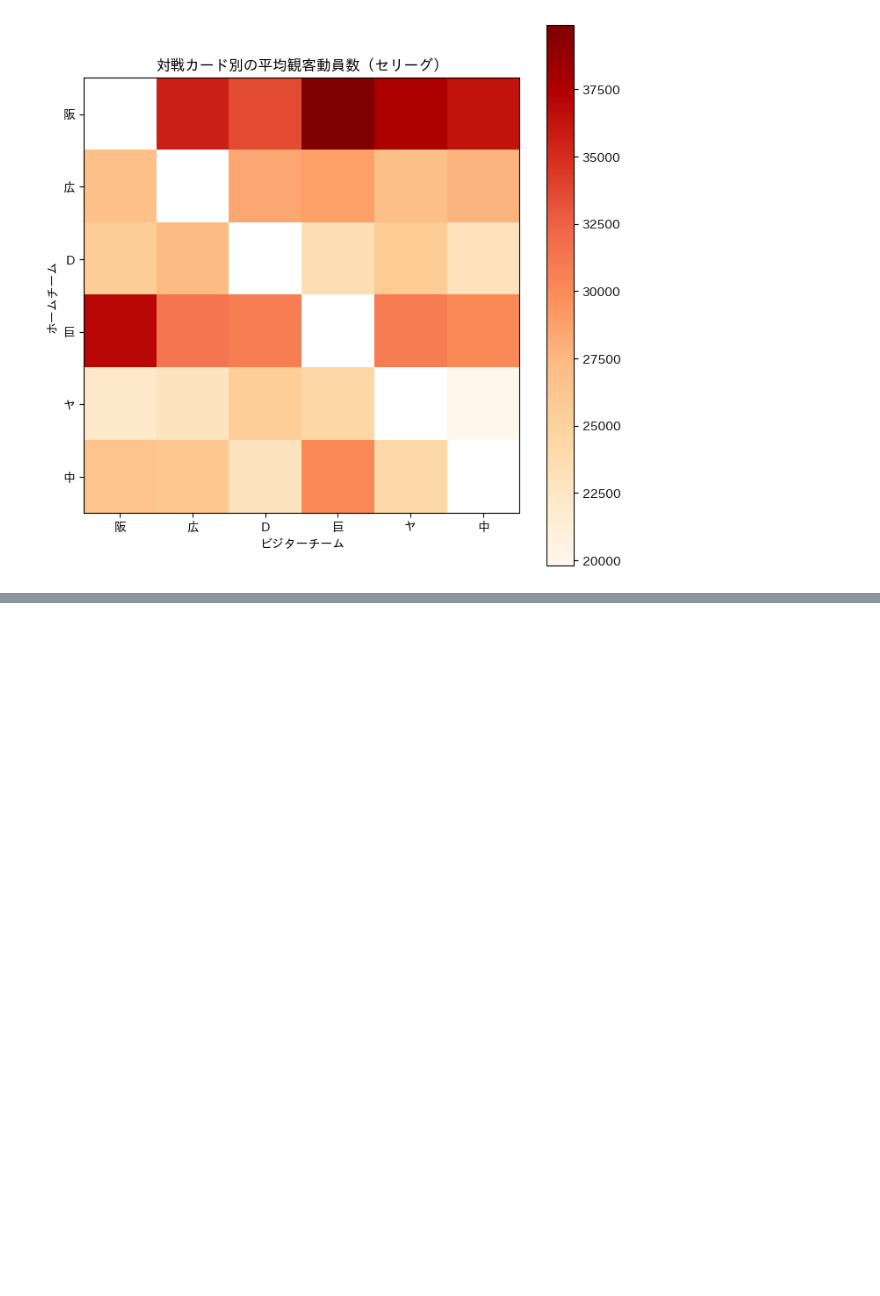
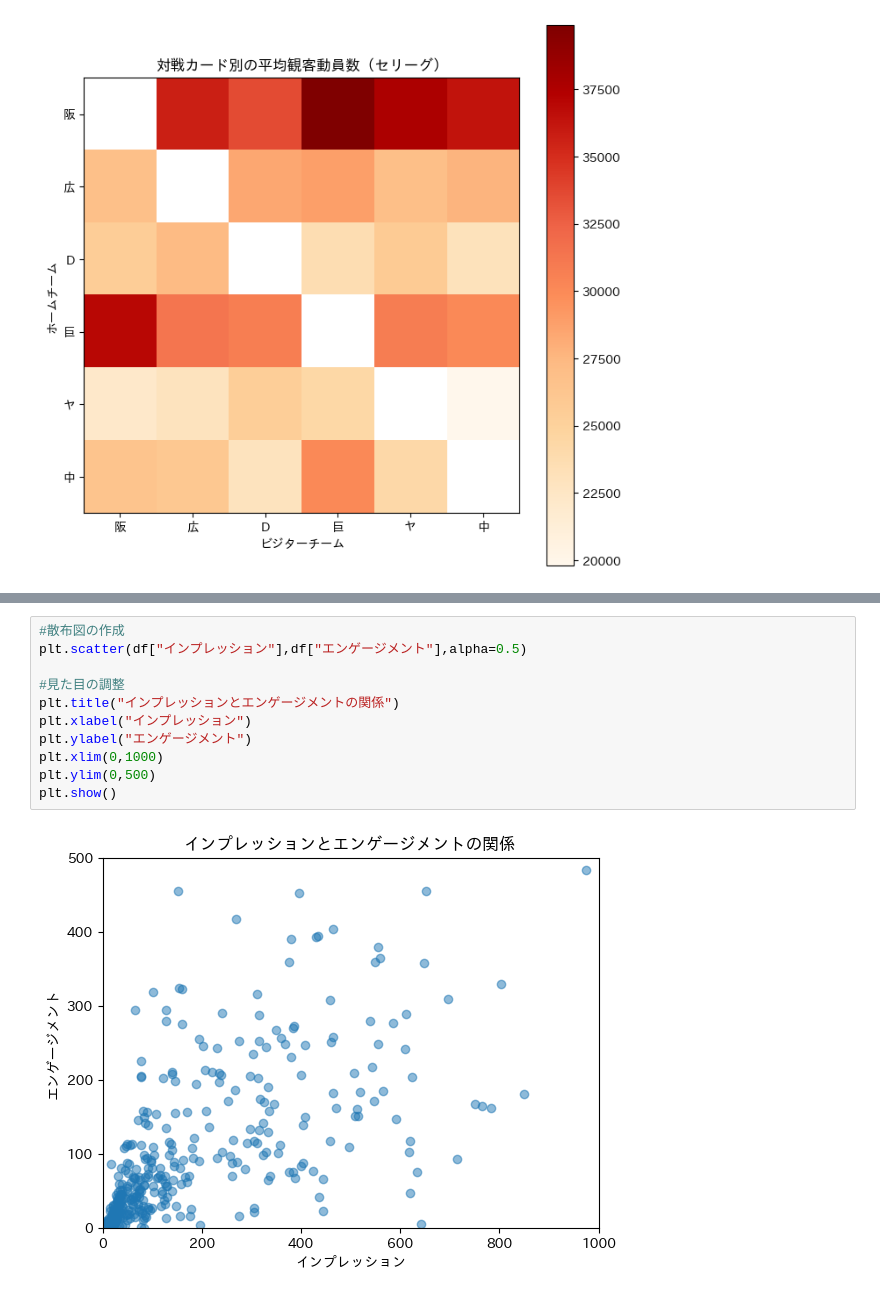
Before and after one commit to hitomitsu50/SportsData_Portfolio, a Jupyter notebook: プロ野球12球団顧客分析.ipynb, the cells around one changed output, grey strips where cells are left out. Cells and saved outputs as stored; diff of their text form; blank space fills up the shorter version.

```diff
--- a/プロ野球12球団顧客分析.ipynb
+++ b/プロ野球12球団顧客分析.ipynb
@@ -247,0 +288,13 @@ plt.show()
+# %%
+#散布図の作成
+plt.scatter(df["インプレッション"],df["エンゲージメント"],alpha=0.5)
+
+#見た目の調整
+plt.title("インプレッションとエンゲージメントの関係")
+plt.xlabel("インプレッション")
+plt.ylabel("エンゲージメント")
+plt.xlim(0,1000)
+plt.ylim(0,500)
+plt.show()
+# %% [output]
+[figure, added]
```
Also changed, not shown: parts of 5 cells of this notebook.
